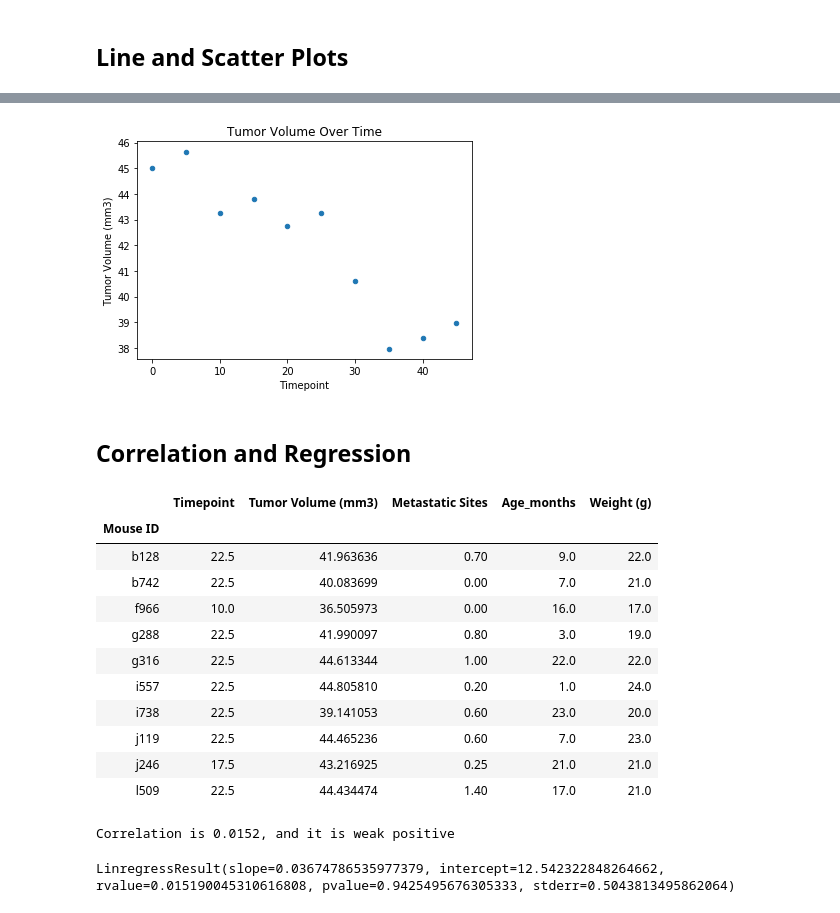
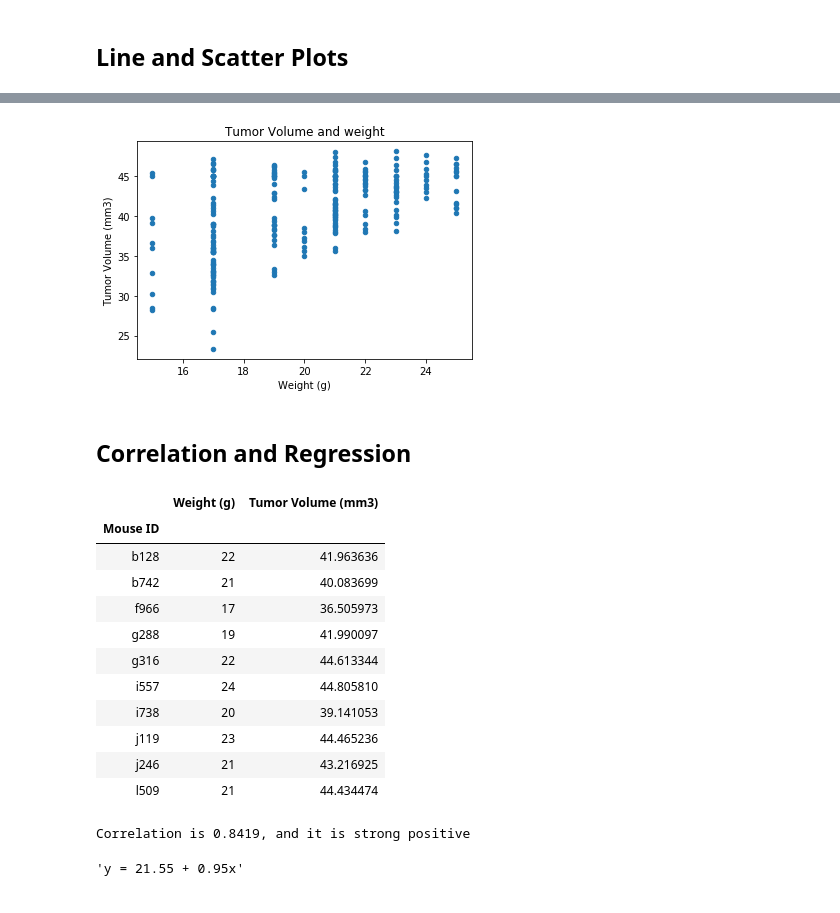
Before and after one commit to sigkarmoil/Matplotlib-Challenges, a Jupyter notebook: Pymaceuticals/pymaceuticals_starter.ipynb, the cells around one changed output, grey strips where cells are left out. Drawn from its saved outputs; the diff is of its cells as text; code cells hidden in the pictures.

```diff
--- a/Pymaceuticals/pymaceuticals_starter.ipynb
+++ b/Pymaceuticals/pymaceuticals_starter.ipynb
@@ -365,42 +363,47 @@ lines = mouse1.plot.line(y="Tumor Volume (mm3)", title = "Tumor Volume Over Time
 # %%
 # Generate a scatter plot of mouse weight versus average tumor volume for the Capomulin regimen
+mouse2 = winner1[["Mouse ID", "Weight (g)", "Tumor Volume (mm3)"]]
 
-scatter = mouse2.plot.scatter(x="Timepoint",y="Tumor Volume (mm3)", title = "Tumor Volume Over Time")
+scatter = mouse2.plot.scatter(x="Weight (g)",y="Tumor Volume (mm3)", title = "Tumor Volume and weight")
 # %% [output]
-[figure, old version]
+[figure, new version]
 # %% [markdown]
 ## Correlation and Regression
 # %%
 # Calculate the correlation coefficient and linear regression model
 # for mouse weight and average tumor volume for the Capomulin regimen
 
-mean_win1 = winner1.groupby("Mouse ID").mean()
+mean_win1 = mouse2.groupby("Mouse ID").mean()
 mean_win1 [0:10]
-#usepearsonr
 # %% [output]
-|  | Timepoint | Tumor Volume (mm3) | Metastatic Sites | Age_months | Weight (g) |
-| Mouse ID |  |  |  |  |  |
-| b128 | 22.5 | 41.963636 | 0.70 | 9.0 | 22.0 |
-| b742 | 22.5 | 40.083699 | 0.00 | 7.0 | 21.0 |
-| f966 | 10.0 | 36.505973 | 0.00 | 16.0 | 17.0 |
-| g288 | 22.5 | 41.990097 | 0.80 | 3.0 | 19.0 |
-| g316 | 22.5 | 44.613344 | 1.00 | 22.0 | 22.0 |
-| i557 | 22.5 | 44.805810 | 0.20 | 1.0 | 24.0 |
-| i738 | 22.5 | 39.141053 | 0.60 | 23.0 | 20.0 |
-| j119 | 22.5 | 44.465236 | 0.60 | 7.0 | 23.0 |
-| j246 | 17.5 | 43.216925 | 0.25 | 21.0 | 21.0 |
-| l509 | 22.5 | 44.434474 | 1.40 | 17.0 | 21.0 |
+|  | Weight (g) | Tumor Volume (mm3) |
+| Mouse ID |  |  |
+| b128 | 22 | 41.963636 |
+| b742 | 21 | 40.083699 |
+| f966 | 17 | 36.505973 |
+| g288 | 19 | 41.990097 |
+| g316 | 22 | 44.613344 |
+| i557 | 24 | 44.805810 |
+| i738 | 20 | 39.141053 |
+| j119 | 23 | 44.465236 |
+| j246 | 21 | 43.216925 |
+| l509 | 21 | 44.434474 |
 # %%
 tumor_cor = mean_win1["Tumor Volume (mm3)"]
-age_cor = mean_win1["Age_months"]
+weight_cor = mean_win1["Weight (g)"]
 
+correlation = round(st.pearsonr(tumor_cor,weight_cor)[0],4)
 
-correlation = round(st.pearsonr(tumor_cor,age_cor)[0],4)
-
-print(f"Correlation is {correlation}, and it is weak positive")
+print(f"Correlation is {correlation}, and it is strong positive")
 # %% [output]
-Correlation is 0.0152, and it is weak positive
+Correlation is 0.8419, and it is strong positive
-# %%
-st.linregress(tumor_cor,age_cor)
-# %% [output]
-LinregressResult(slope=0.03674786535977379, intercept=12.542322848264662, rvalue=0.015190045310616808, pvalue=0.9425495676305333, stderr=0.5043813495862064)
+# %%
+#linear regression model
+
+slope, intercept, rvalue, pvalue, stderr = st.linregress(weight_cor, tumor_cor)
+value= intercept + slope * weight_cor
+
+regress='y = '+ str(round(intercept,2))+ ' + '+ str(round(slope,2))+'x'
+regress
+# %% [output]
+'y = 21.55 + 0.95x'
```
Also changed, not shown: parts of 14 cells of this notebook.
